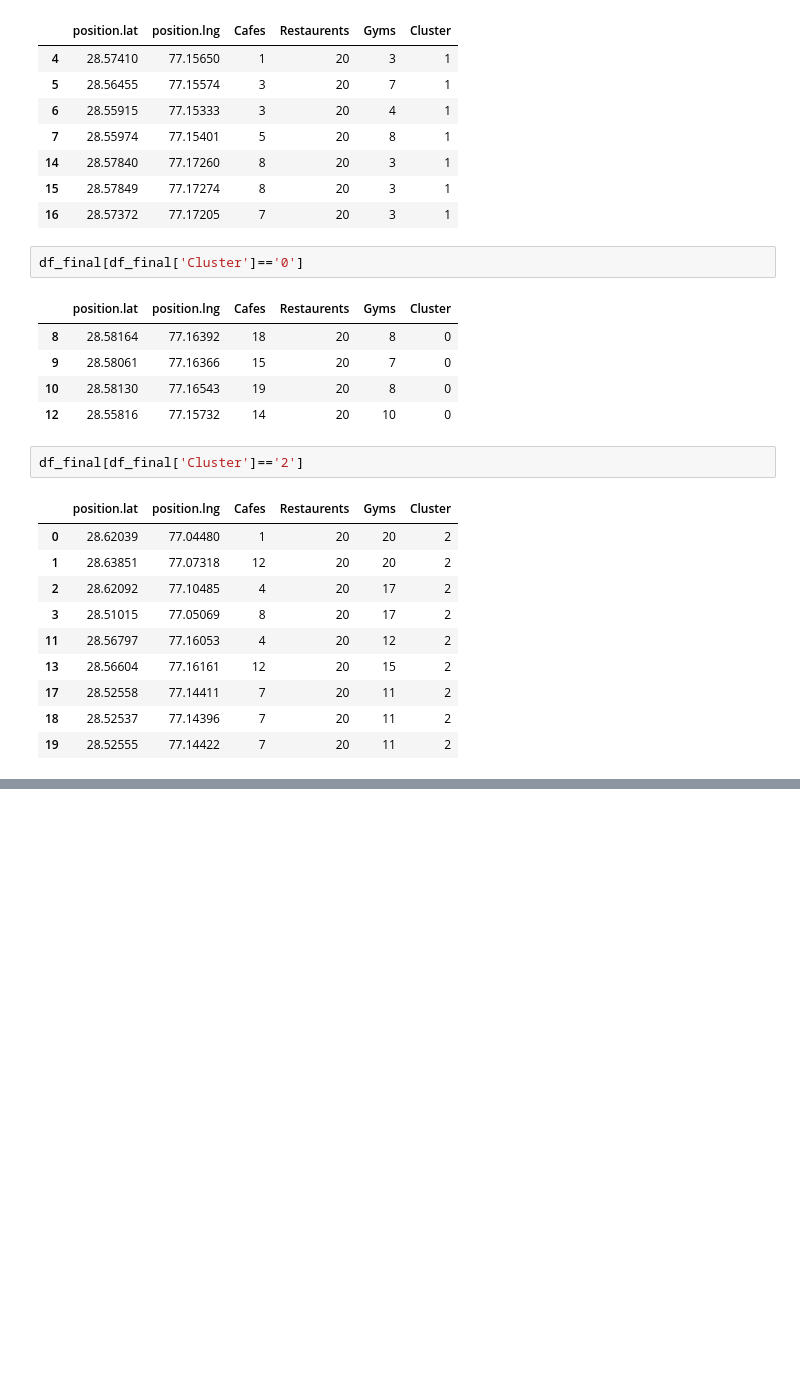
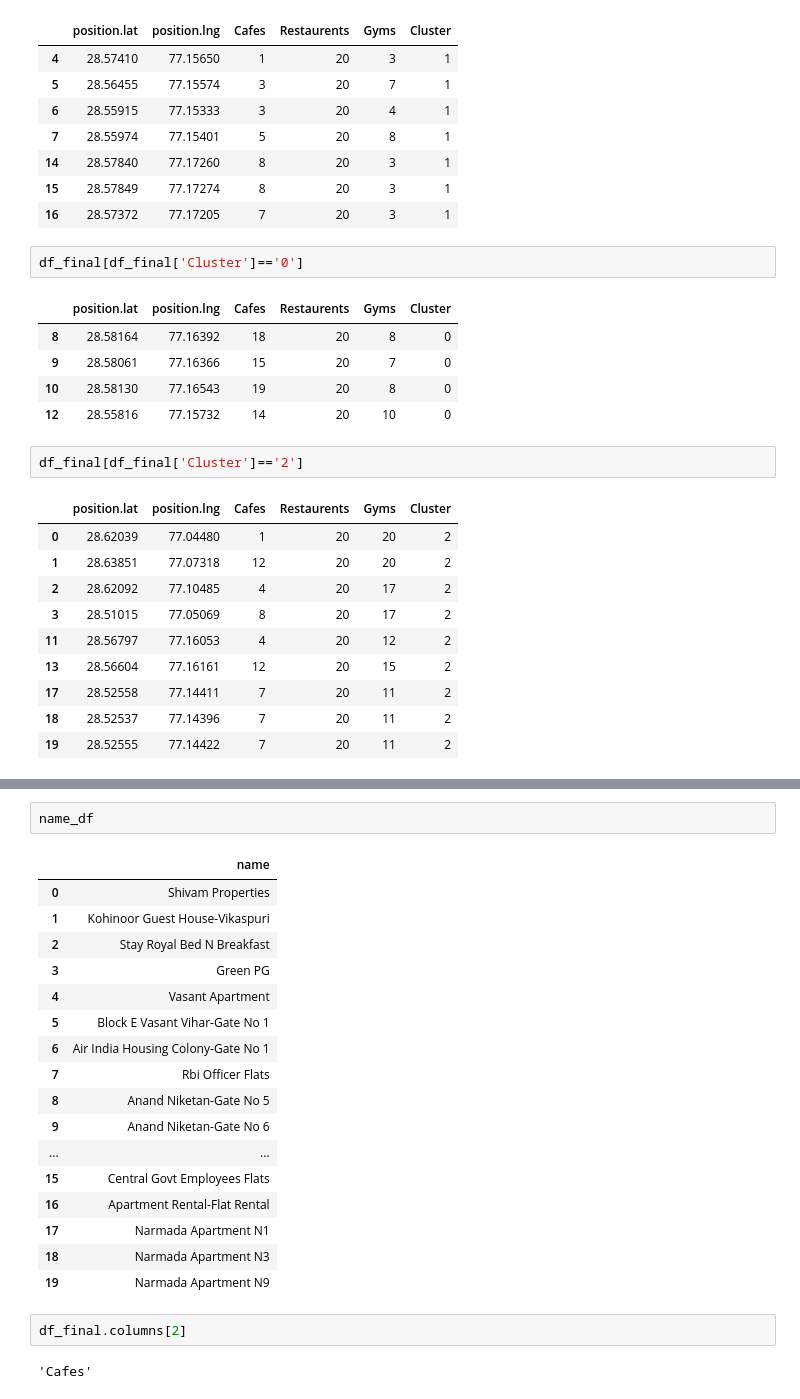
Before and after one commit to meyank0505garg/geolocational-data-analysis, a Jupyter notebook: data.py.ipynb, the cells around one changed output, grey strips where cells are left out. Cells and saved outputs as stored; diff of their text form; blank space fills up the shorter version.

```diff
--- a/data.py.ipynb
+++ b/data.py.ipynb
@@ -276,0 +365,24 @@ AttributeError: 'Map' object has no attribute 'get_map_html'
+# %%
+name_df
+# %% [output]
+|  | name |
+| 0 | Shivam Properties |
+| 1 | Kohinoor Guest House-Vikaspuri |
+| 2 | Stay Royal Bed N Breakfast |
+| 3 | Green PG |
+| 4 | Vasant Apartment |
+| 5 | Block E Vasant Vihar-Gate No 1 |
+| 6 | Air India Housing Colony-Gate No 1 |
+| 7 | Rbi Officer Flats |
+| 8 | Anand Niketan-Gate No 5 |
+| 9 | Anand Niketan-Gate No 6 |
+| ... | ... |
+| 15 | Central Govt Employees Flats |
+| 16 | Apartment Rental-Flat Rental |
+| 17 | Narmada Apartment N1 |
+| 18 | Narmada Apartment N3 |
+| 19 | Narmada Apartment N9 |
+# %%
+df_final.columns[2]
+# %% [output]
+'Cafes'
```
Also changed, not shown: parts of 11 cells of this notebook, 3 other files.
